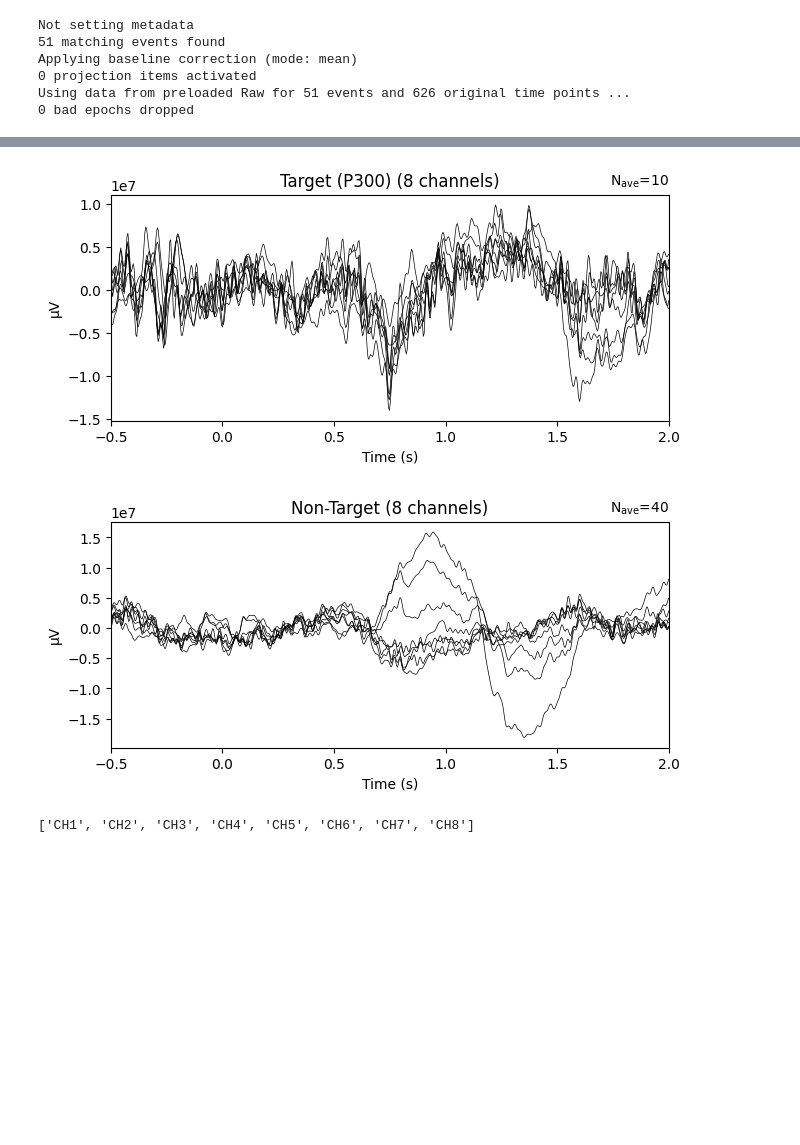
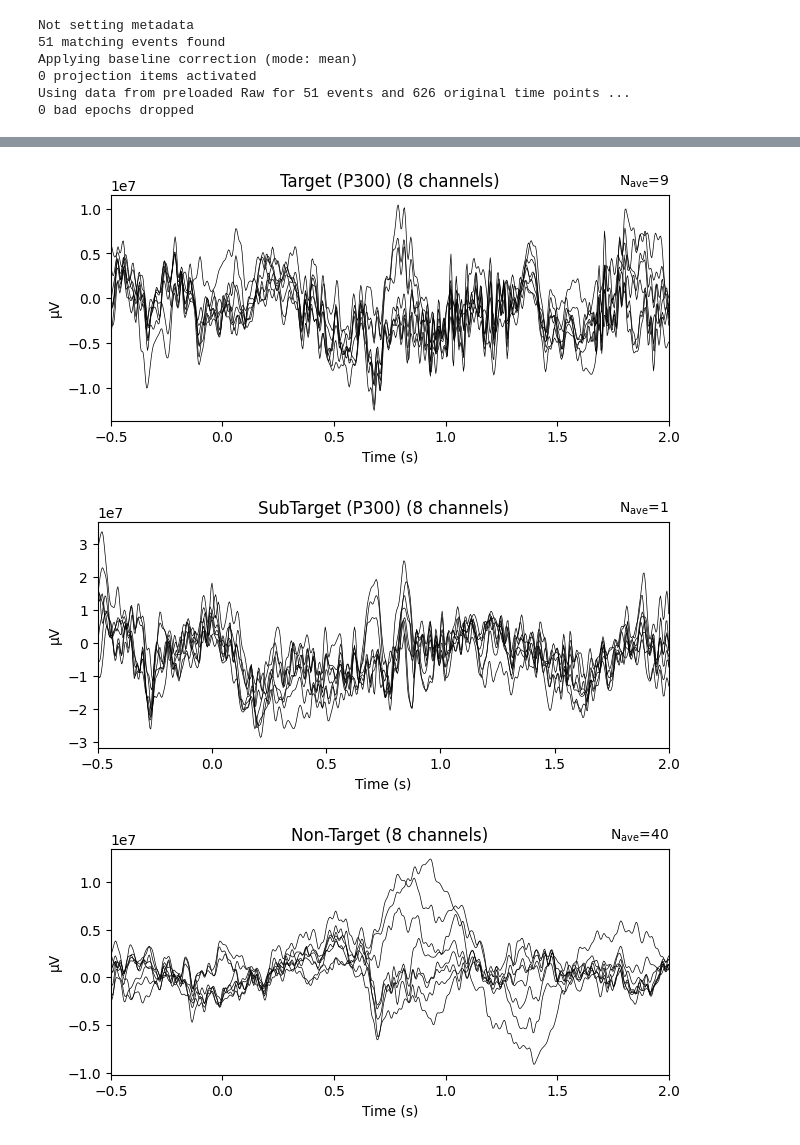
Before and after one commit to Saifa36622/bci_code, a Jupyter notebook: W7-OpenBCI-acquisition.ipynb, the cells around one changed output, grey strips where cells are left out. Drawn from its saved outputs; the diff is of its cells as text; code cells hidden in the pictures; blank space fills up the shorter version.

```diff
--- a/W7-OpenBCI-acquisition.ipynb
+++ b/W7-OpenBCI-acquisition.ipynb
@@ -27,7 +27,14 @@ from sklearn.metrics import classification_report,confusion_matrix # Result repr
 import pyxdf
 import mne
 import numpy as np
-streams, header = pyxdf.load_xdf("data/sub-thai_ses-S003_task-Default_run-001_eeg.xdf") #Example Data from Lab Recoder
+import pandas as pd
+
+df = pd.read_csv('psychopy_data/101_project_2025-05-07_17h35.50.641.csv')
+response = df.get(key="response.keys")
+response = response[1:-2]
+data_response = response.to_numpy()
+
+streams, header = pyxdf.load_xdf("data/sub-thai_ses-S001_task-Default_run-001_eeg.xdf") #Example Data from Lab Recoder
 
 if streams[0]['info']['type'][0] == 'Markers': #Check
     raw_stream = streams[1]
@@ -125,0 +271,14 @@ print(np_event_index)
+# %%
+real_event_index = []
+
+for i in range(len(np_event_index)):
+    if np_event_index[i] == '101' and data_response[i] != "space":
+        real_event_index.append('101')
+    elif  np_event_index[i] == '201' and data_response[i] != "space":
+        real_event_index.append('301')
+    elif np_event_index[i] == '201' and data_response[i] == "space" :
+        real_event_index.append('201')
+    else:
+        real_event_index.append('')
+np_real_event_index  = np.array(real_event_index)
+print(np_real_event_index)
@@ -126,8 +291,9 @@ print(np_event_index)
 # %%
 # events_id2 = {'U': 1, 'R': 2, 'L': 3, 'D': 4, '': 5}
-events_id2 = {'101': 1,'201' : 2,'': 5}
+events_id2 = {'101': 1,'201' : 2,'301' : 3,'': 5}
 # # Use vectorized mapping with np.vectorize
-event_index = np.vectorize(events_id2.get)(event_index)
+# event_index = np.vectorize(events_id2.get)(event_index)
+event_index = np.vectorize(events_id2.get)(real_event_index)
 # %%
 # event_data["time_series"]
 # %%
@@ -194,14 +372,13 @@ OpenBCI_epochs.plot(scalings = 75)
 # %%
 evoked_target = OpenBCI_epochs['201'].average()
+evoked_subtarget = OpenBCI_epochs['301'].average()
 evoked_nontarget = OpenBCI_epochs['101'].average()
 # %%
 evoked_target.plot(spatial_colors=True, titles='Target (P300)')
+evoked_subtarget.plot(spatial_colors=True, titles='SubTarget (P300)')
 evoked_nontarget.plot(spatial_colors=True, titles='Non-Target')
 plt.show()
 # %% [output]
-[figure, old version]
+[figure, new version]
-[figure, old version]
+[figure, new version]
+[figure, added]
-# %%
-(evoked_target.ch_names)
-# %% [output]
-['CH1', 'CH2', 'CH3', 'CH4', 'CH5', 'CH6', 'CH7', 'CH8']
```
Also changed, not shown: parts of 24 cells of this notebook, 11 other files.
